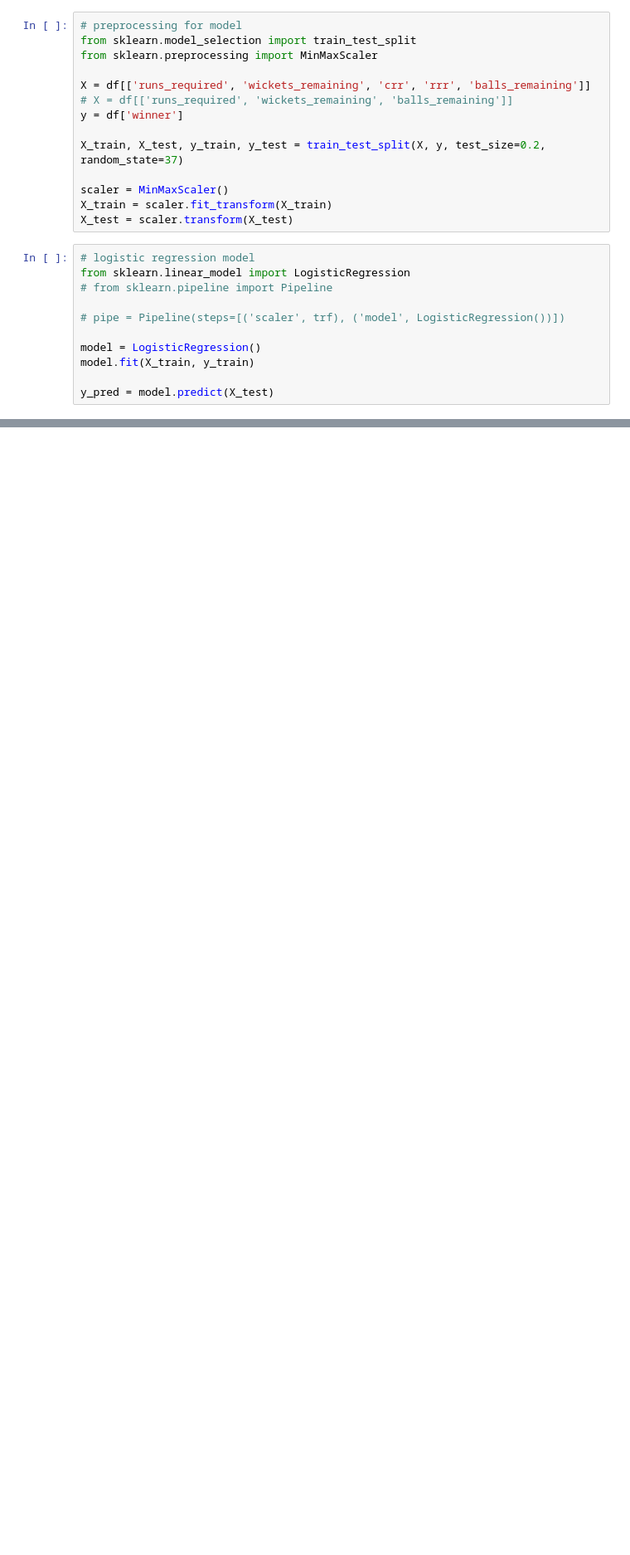
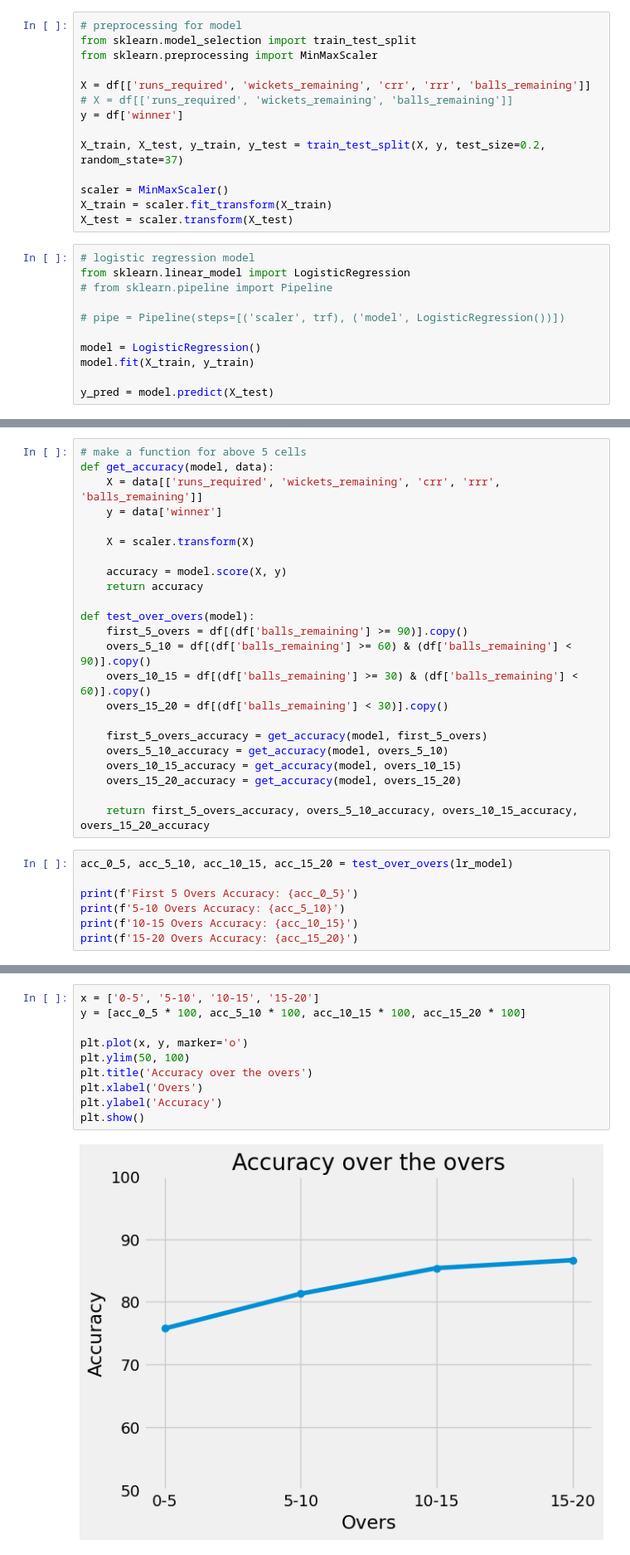
Before and after one commit to rushabhhere/t20-winner-prediction, a Jupyter notebook: model.ipynb, the cells around one changed output, grey strips where cells are left out. Shown at 83% size. Cells and saved outputs as stored; diff of their text form; blank space fills up the shorter version.

```diff
--- a/model.ipynb
+++ b/model.ipynb
@@ -210,0 +132,30 @@ print(model.predict_proba(custom_data))
+# %%
+# make a function for above 5 cells
+def get_accuracy(model, data):
+    X = data[['runs_required', 'wickets_remaining', 'crr', 'rrr', 'balls_remaining']]
+    y = data['winner']
+
+    X = scaler.transform(X)
+
+    accuracy = model.score(X, y)
+    return accuracy
+
+def test_over_overs(model):
+    first_5_overs = df[(df['balls_remaining'] >= 90)].copy()
+    overs_5_10 = df[(df['balls_remaining'] >= 60) & (df['balls_remaining'] < 90)].copy()
+    overs_10_15 = df[(df['balls_remaining'] >= 30) & (df['balls_remaining'] < 60)].copy()
+    overs_15_20 = df[(df['balls_remaining'] < 30)].copy()
+
+    first_5_overs_accuracy = get_accuracy(model, first_5_overs)
+    overs_5_10_accuracy = get_accuracy(model, overs_5_10)
+    overs_10_15_accuracy = get_accuracy(model, overs_10_15)
+    overs_15_20_accuracy = get_accuracy(model, overs_15_20)
+
+    return first_5_overs_accuracy, overs_5_10_accuracy, overs_10_15_accuracy, overs_15_20_accuracy
+# %%
+acc_0_5, acc_5_10, acc_10_15, acc_15_20 = test_over_overs(lr_model)
+
+print(f'First 5 Overs Accuracy: {acc_0_5}')
+print(f'5-10 Overs Accuracy: {acc_5_10}')
+print(f'10-15 Overs Accuracy: {acc_10_15}')
+print(f'15-20 Overs Accuracy: {acc_15_20}')
@@ -210,0 +167,12 @@ print(model.predict_proba(custom_data))
+# %%
+x = ['0-5', '5-10', '10-15', '15-20']
+y = [acc_0_5 * 100, acc_5_10 * 100, acc_10_15 * 100, acc_15_20 * 100]
+
+plt.plot(x, y, marker='o')
+plt.ylim(50, 100)
+plt.title('Accuracy over the overs')
+plt.xlabel('Overs')
+plt.ylabel('Accuracy')
+plt.show()
+# %% [output]
+[figure, added]
```
Also changed, not shown: parts of 32 cells of this notebook, 5 other files.
